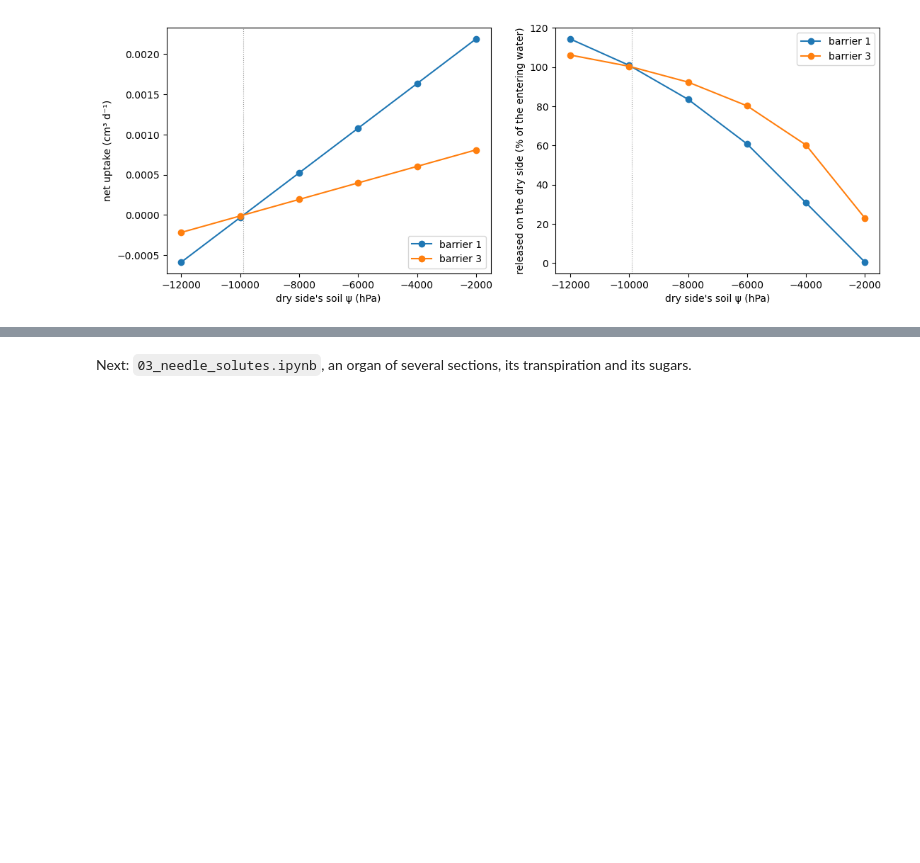
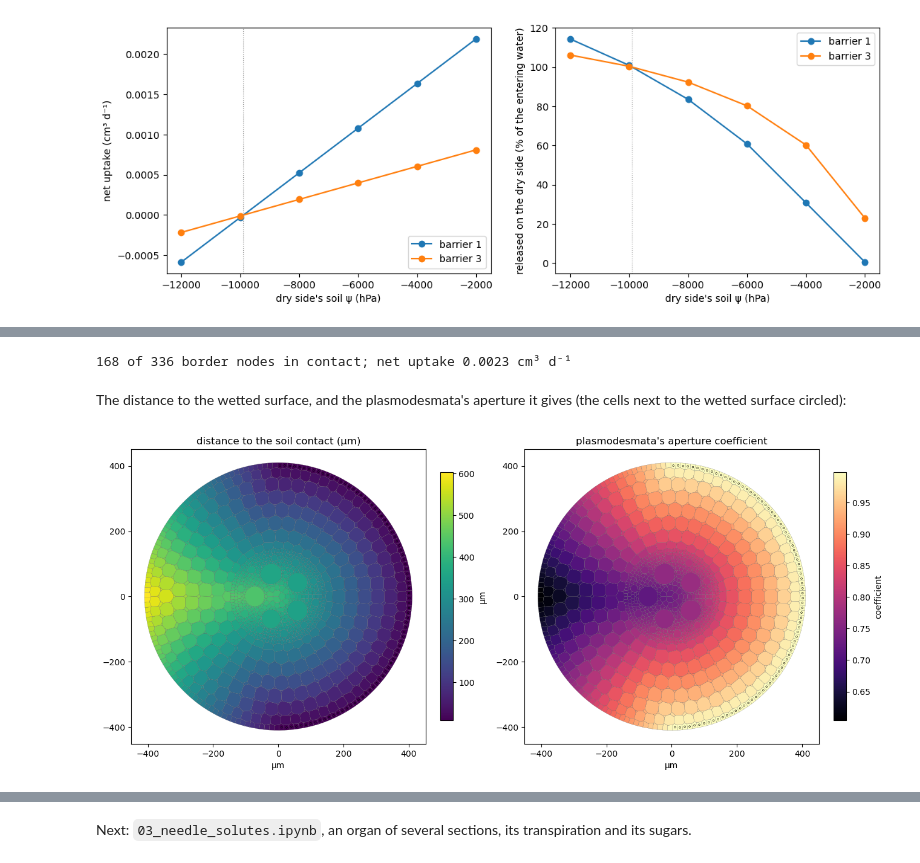
Before and after one commit to openalea-incubator/MECHA-dev, a Jupyter notebook: example/tutorials/developer/02_soil_gradient.ipynb, the cells around one changed output, grey strips where cells are left out. Saved outputs shown, nothing was run; the diff lists cells and outputs as text; code cells hidden in the pictures; blank space fills up the shorter version.

```diff
--- a/example/tutorials/developer/02_soil_gradient.ipynb
+++ b/example/tutorials/developer/02_soil_gradient.ipynb
@@ -149,0 +158,22 @@ plt.show()
+# %%
+ds.set("barrier", np.full(ds.n_nodes(), 1.))
+centre_x = float(mecha.section_geometries()[segment][2].gravity_center[0])
+mecha.x_contact = centre_x                             # the right half in contact
+mecha.pd_spatial_profile = 1.                          # the plasmodesmata's aperture by distance (linear)
+half = solve(np.where(border, -100., 0.))
+half_frame = plots.port_frame(mecha, segment, psi="psi", flow="flow")
+in_contact = ds.get("soil_conductance") > 0
+print(f"{in_contact.sum()} of {border.sum()} border nodes in contact; net uptake {half.sum():.3g} cm³ d⁻¹")
+# %% [output]
+168 of 336 border nodes in contact; net uptake 0.0023 cm³ d⁻¹
+# %% [markdown]
+The distance to the wetted surface, and the plasmodesmata's aperture it gives (the cells next to the wetted
+surface circled):
+# %%
+fig, axes = plt.subplots(1, 2, figsize=(13, 6), layout="constrained")
+distance, aperture = plots.contact_distance_map(axes, half_frame)
+fig.colorbar(distance, ax=axes[0], label="µm", shrink=0.7)
+fig.colorbar(aperture, ax=axes[1], label="coefficient", shrink=0.7)
+plt.show()
+# %% [output]
+[figure, added]
```
Also changed, not shown: parts of 3 cells of this notebook, 3 other files.
